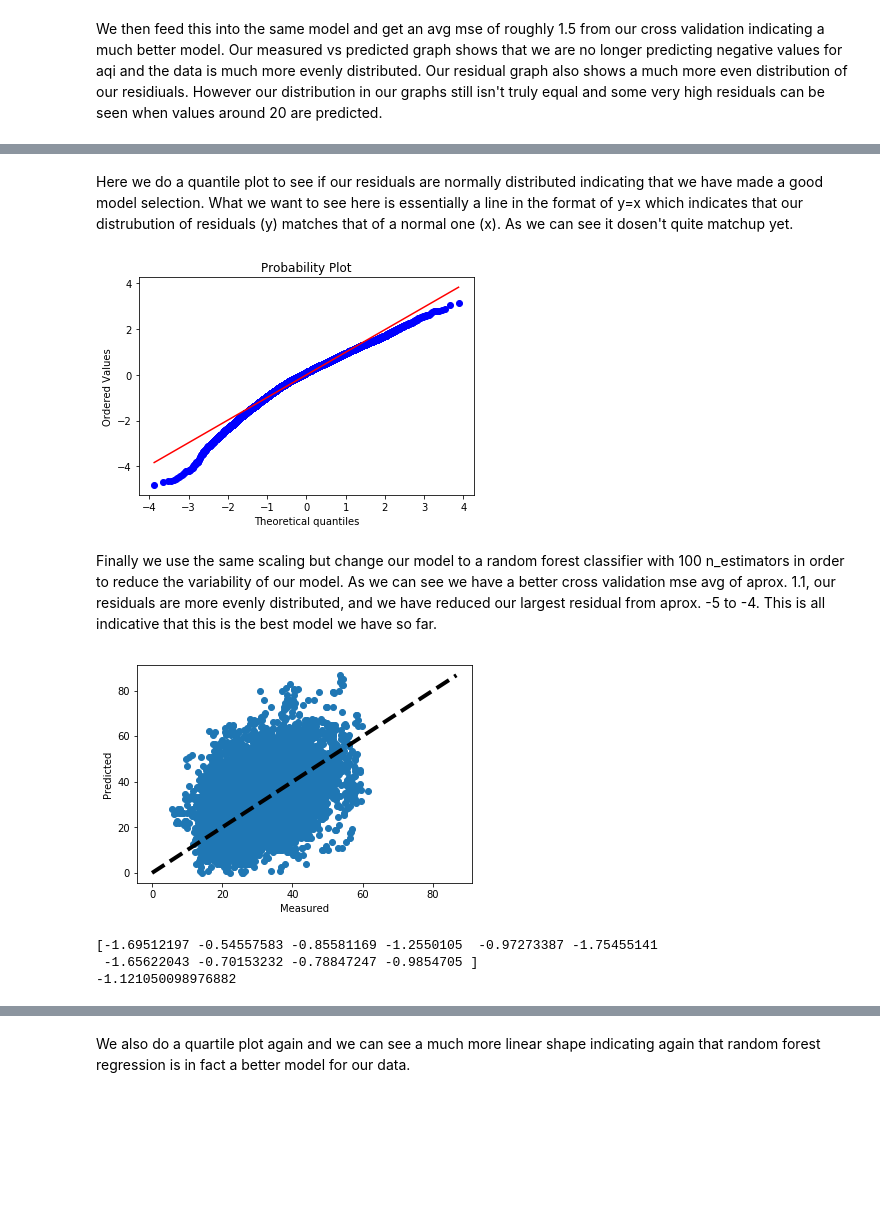
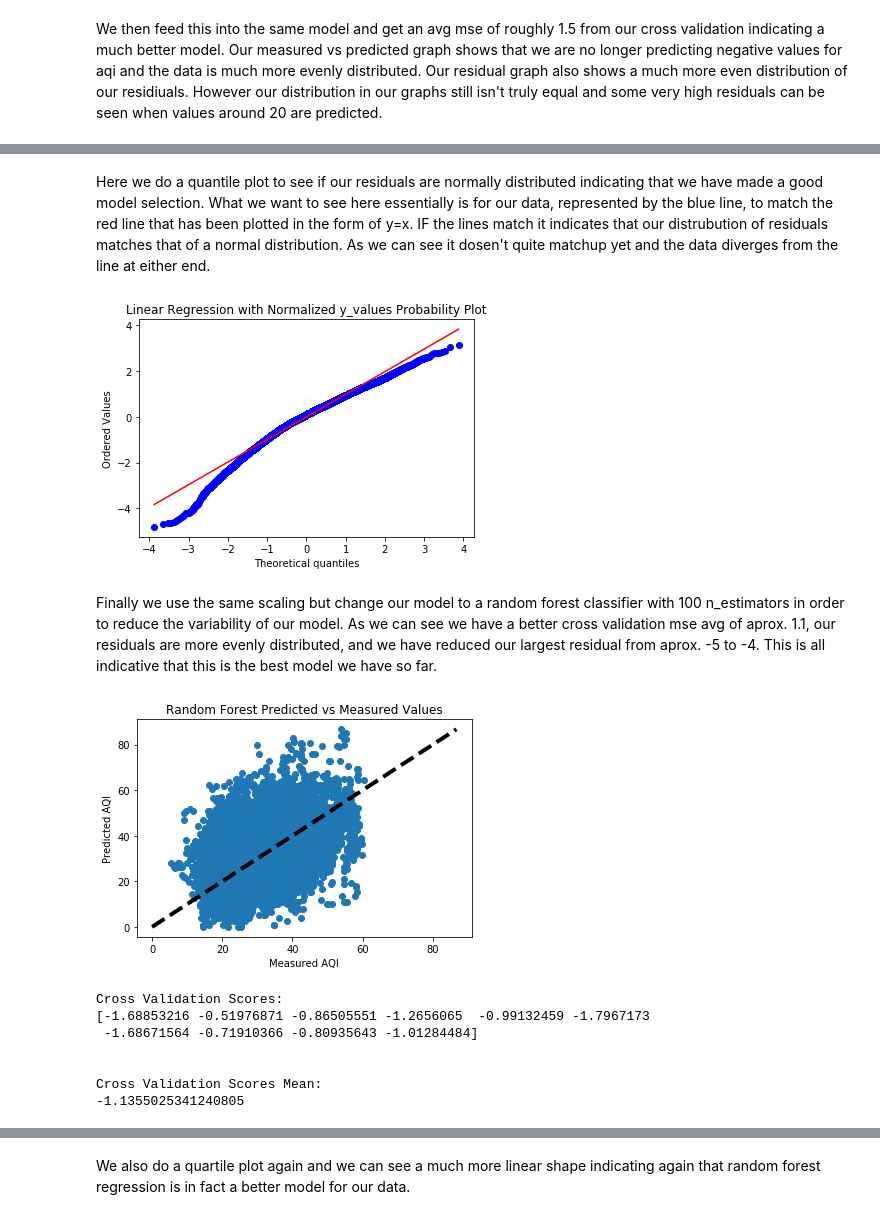
Before and after one commit to seanconeys/Shanghai_AQI, a Jupyter notebook: AQI Sklearn.ipynb, the cells around one changed output, grey strips where cells are left out. Cells and saved outputs as stored; diff of their text form; code cells hidden in the pictures; blank space fills up the shorter version.

```diff
--- a/AQI Sklearn.ipynb
+++ b/AQI Sklearn.ipynb
@@ -197,37 +217,46 @@ plt.show()
 # %% [markdown]
-Here we do a quantile plot to see if our residuals are normally distributed indicating that we have made a good model selection. What we want to see here is essentially a line in the format of y=x which indicates that our distrubution of residuals (y) matches that of a normal one (x). As we can see it dosen't quite matchup yet.
+Here we do a quantile plot to see if our residuals are normally distributed indicating that we have made a good model selection. What we want to see here essentially is for our data, represented by the blue line, to match the red line that has been plotted in the form of y=x. IF the lines match it indicates that our distrubution of residuals matches that of a normal distribution. As we can see it dosen't quite matchup yet and the data diverges from the line at either end.
 # %%
 stats.probplot(residuals, dist="norm", plot=plt)
+plt.title('Linear Regression with Normalized y_values Probability Plot')
 plt.show()
 # %% [output]
-[figure, old version]
+[figure, new version]
 # %% [markdown]
 Finally we use the same scaling but change our model to a random forest classifier with 100 n_estimators in order to reduce the variability of our model. As we can see we have a better cross validation mse avg of aprox. 1.1, our residuals are more evenly distributed, and we have reduced our largest residual from aprox. -5 to -4. This is all indicative that this is the best model we have so far.
 # %%
 pipeline = Pipeline([
     ('scaler',sk.preprocessing.StandardScaler()),
     ('clf', RandomForestRegressor(n_estimators=100))
 ])
 predicted = sk.model_selection.cross_val_predict(pipeline, X_train, y_train, cv=10)
 
 fig, ax = plt.subplots()
 predicted = np.array([x**2 for x in predicted])
 y_train_unnormed = np.array([ x**2 for x in y_train])
 ax.scatter(predicted,y_train_unnormed)
 ax.plot([y_train_unnormed.min(), y_train_unnormed.max()], [y_train_unnormed.min(), y_train_unnormed.max()], 'k--', lw=4)
-ax.set_xlabel('Measured')
-ax.set_ylabel('Predicted')
+ax.set_xlabel('Measured AQI')
+ax.set_ylabel('Predicted AQI')
+plt.title('Random Forest Predicted vs Measured Values')
 plt.show()
 
 scores = sk.model_selection.cross_val_score(pipeline,X_train,y_train,cv=10,
     scoring='neg_mean_squared_error')
+print('Cross Validation Scores:')
 print(scores)
+print('\n')
+print('Cross Validation Scores Mean:')
 print(np.mean(scores))
 # %% [output]
-[figure, old version]
+[figure, new version]
-[-1.69512197 -0.54557583 -0.85581169 -1.2550105  -0.97273387 -1.75455141
- -1.65622043 -0.70153232 -0.78847247 -0.9854705 ]
--1.121050098976882
+Cross Validation Scores:
+[-1.68853216 -0.51976871 -0.86505551 -1.2656065  -0.99132459 -1.7967173
+ -1.68671564 -0.71910366 -0.80935643 -1.01284484]
+
+
+Cross Validation Scores Mean:
+-1.1355025341240805
 # %%
 fig, ax = plt.subplots()
 residuals = (predicted - y_train_unnormed)
```
Also changed, not shown: parts of 12 cells of this notebook.
